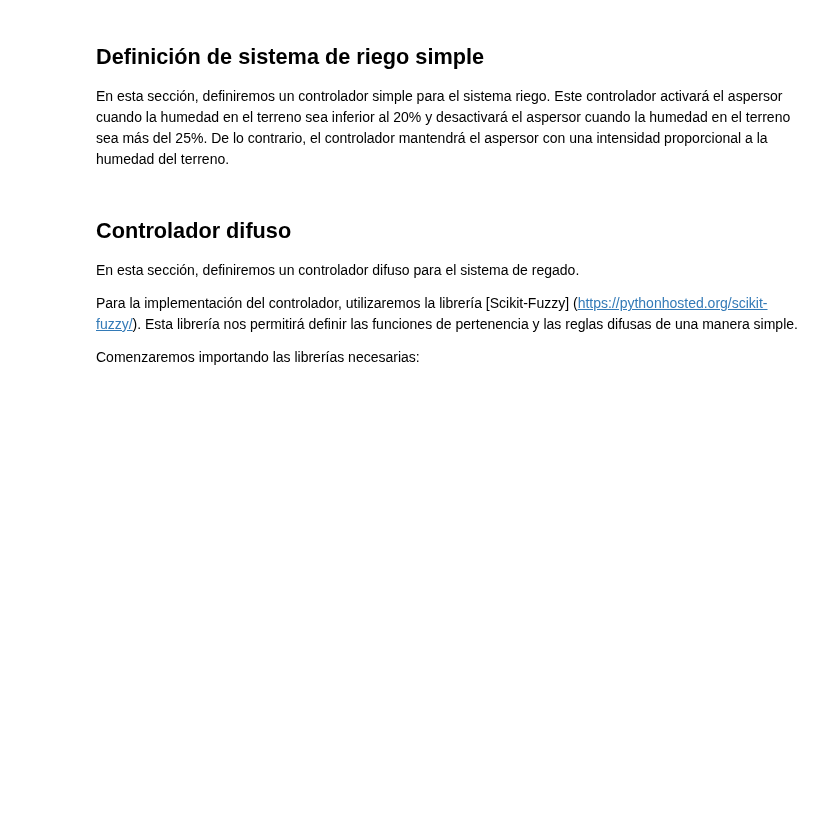
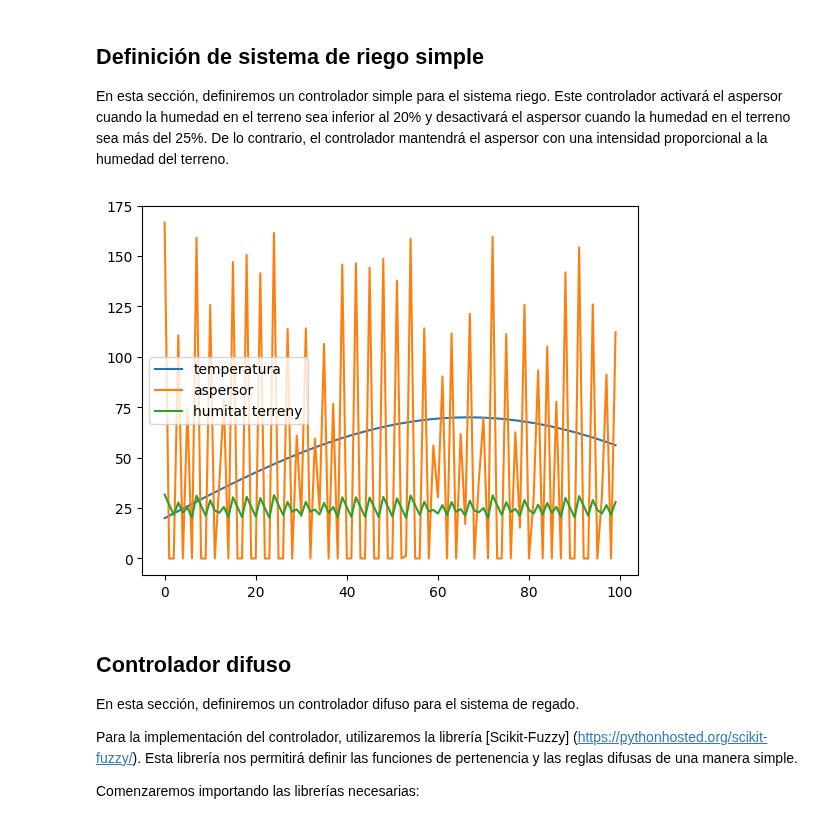
Before and after one commit to martinezpenya/ModelosIA, a Jupyter notebook: docs/UD02/notebooks/3.-regar_gespa_ES.ipynb, the cells around one changed output. Drawn from its saved outputs; the diff is of its cells as text; code cells hidden in the pictures; blank space fills up the shorter version.

```diff
--- a/docs/UD02/notebooks/3.-regar_gespa_ES.ipynb
+++ b/docs/UD02/notebooks/3.-regar_gespa_ES.ipynb
@@ -37,34 +39,36 @@ En esta sección, definiremos un controlador simple para el sistema riego. Este
 # %%
 def controlador_simple(humitat_terreny_actual,  temperatura=20):
     if humitat_terreny_actual < 20:
         return 100
     elif humitat_terreny_actual > 25:
         return 0
     else:
         return (25 - humitat_terreny_actual) * 100 / 3
 
 def simula_regat(cnt, humitat_terreny_actual=20, t_final=100):
     # Definim els vectors de temps i de valors de les variables
     temperatures = []
     humitats_terreny = []
     aspersors = []
     for i in range(t_final):
         temp = calc_temperatura(i)
         temperatures.append(temp)
 
         aspersor = cnt(humitat_terreny_actual, temp)
         aspersors.append(aspersor)
 
         humitat_terreny_actual = humitat_terreny(h_actual=humitat_terreny_actual, temperatura=temp, aspersor=aspersor)
         humitats_terreny.append(humitat_terreny_actual)
 
     # Grafiquem els resultats
     plt.plot(temperatures, label='temperatura')
     plt.plot(aspersors, label='aspersor')
     plt.plot(humitats_terreny, label='humitat terreny')
     plt.legend()
 
-simula_regat(controlador_simple, 20, 200)
+simula_regat(controlador_simple, 20, 100)
+# %% [output]
+[figure, added]
 # %% [markdown]
 ## Controlador difuso
 
```
Also changed, not shown: parts of 5 cells of this notebook, 2 other files.
